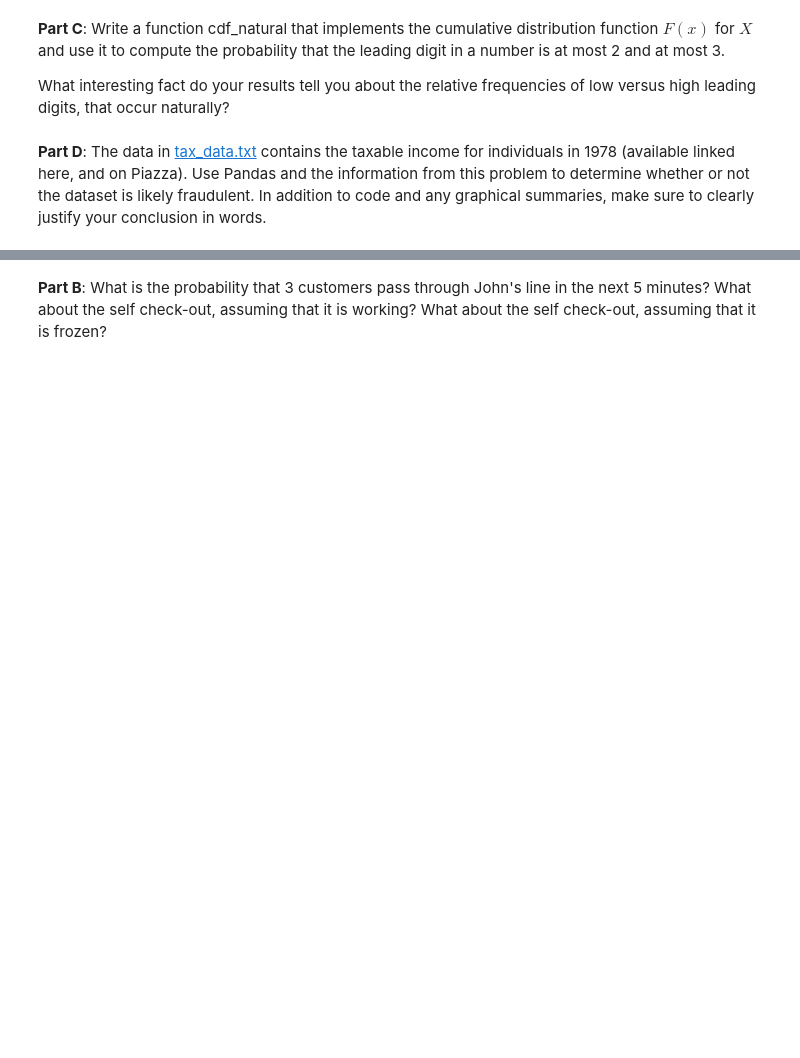
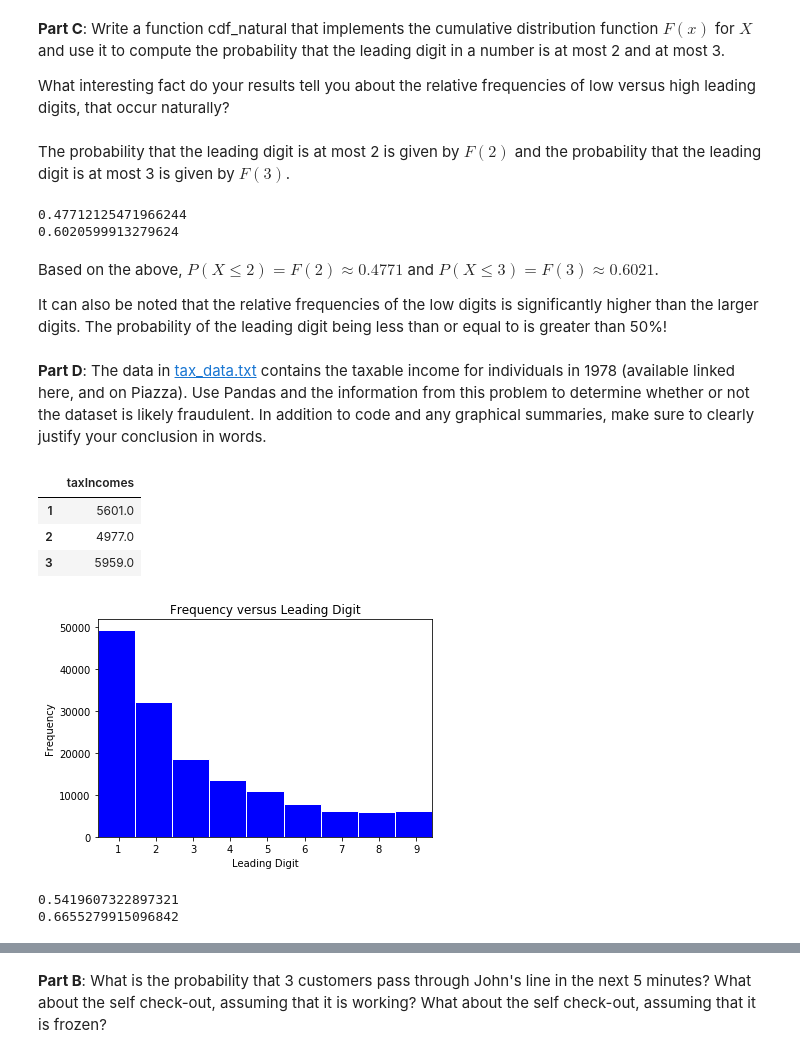
Before and after one commit to tannerbobak/csci3022, a Jupyter notebook: hmwk03_Bobak_Tanner.ipynb, the cells around one changed output, grey strips where cells are left out. Drawn from its saved outputs; the diff is of its cells as text; code cells hidden in the pictures; blank space fills up the shorter version.

```diff
--- a/hmwk03_Bobak_Tanner.ipynb
+++ b/hmwk03_Bobak_Tanner.ipynb
@@ -404,2 +428,59 @@ What interesting fact do your results tell you about the relative frequencies of
+# %% [markdown]
+The probability that the leading digit is at most 2 is given by $F(2)$ and the probability that the leading digit is at most 3 is given by $F(3)$.
+# %%
+print(cdf_natural(2))
+print(cdf_natural(3))
+# %% [output]
+0.47712125471966244
+0.6020599913279624
+# %% [markdown]
+Based on the above, $P(X \leq 2) = F(2) \approx 0.4771$ and $P(X \leq 3) = F(3) \approx 0.6021$.
+
+It can also be noted that the relative frequencies of the low digits is significantly higher than the larger digits. The probability of the leading digit being less than or equal to is greater than 50%!
 # %% [markdown]
 **Part D**: The data in [tax_data.txt](https://piazza.com/class_profile/get_resource/jhaqogsdelf76h/jigc0s4atj24lr) contains the taxable income for individuals in 1978 (available linked here, and on Piazza). Use Pandas and the information from this problem to determine whether or not the dataset is likely fraudulent.  In addition to code and any graphical summaries, make sure to clearly justify your conclusion in words.
+# %%
+# Load the data
+df = pd.read_csv("https://piazza.com/class_profile/get_resource/jhaqogsdelf76h/jigc0s4atj24lr", delim_whitespace=True)
+df.head(3)
+# %% [output]
+|  | taxIncomes |
+| 1 | 5601.0 |
+| 2 | 4977.0 |
+| 3 | 5959.0 |
+# %%
+# First, create a row of the data frame that stores the leading digit.
+df["leading"] = [int(str(df.iloc[x][0])[:1]) for x in range(0, len(df.index))]
+
+# Remove zeros from the data.
+df = df[df["leading"] != 0]
+# %%
+# Next, plot as a histogram
+
+# Lower Bound
+a = 1
+
+# Upper Bound
+b = 10
+
+# Plot
+ax = df.hist(column="leading",bins=9,grid='off',color='b',edgecolor='w',align='mid')[0][0]
+
+# FoRMaTtiNg iN PaNDaS is EaSY anD fUn tHeY SAiD
+ax.set_title("Frequency versus Leading Digit")
+ax.set_xticks(np.arange(a+0.5,b-0.5,step=(b-2)/(b-1))) # why tho, are centered labels too much to ask??
+ax.set_xticklabels(["{}".format(x) for x in range(a,b)])
+ax.set_xlim(a,b-1)
+ax.set_xlabel("Leading Digit")
+ax.set_ylabel("Frequency");
+# %% [output]
+[figure, added]
+# %%
+total_entries = len(df.index)
+frequency_at_most_2 = len(df[df["leading"] <= 2].index)/total_entries
+frequency_at_most_3 = len(df[df["leading"] <= 3].index)/total_entries
+print(frequency_at_most_2)
+print(frequency_at_most_3)
+# %% [output]
+0.5419607322897321
+0.6655279915096842
```
Also changed, not shown: parts of 14 cells of this notebook.
